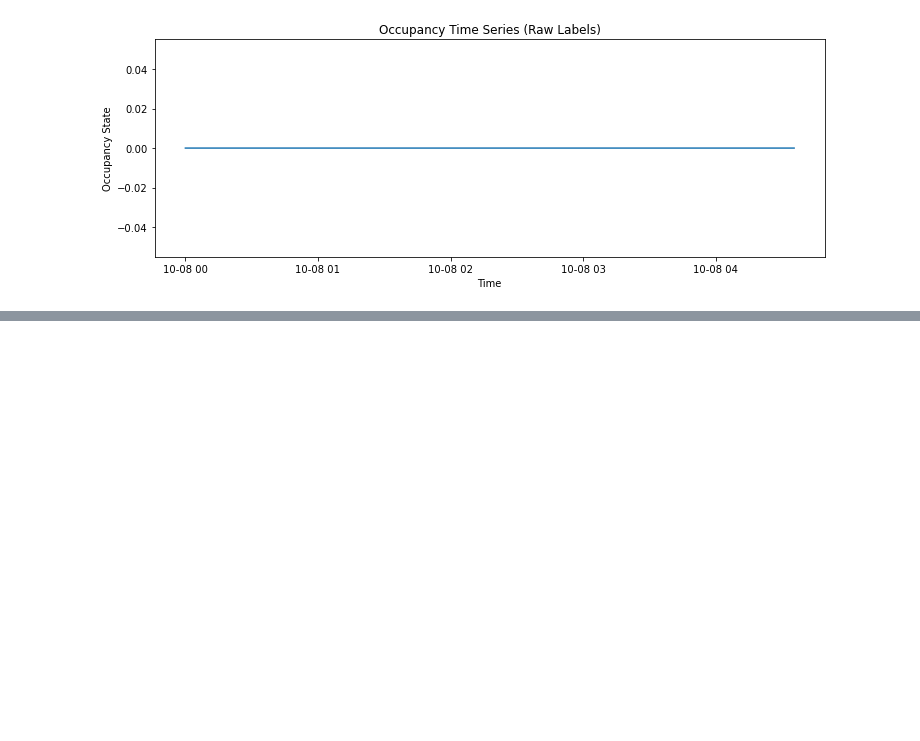
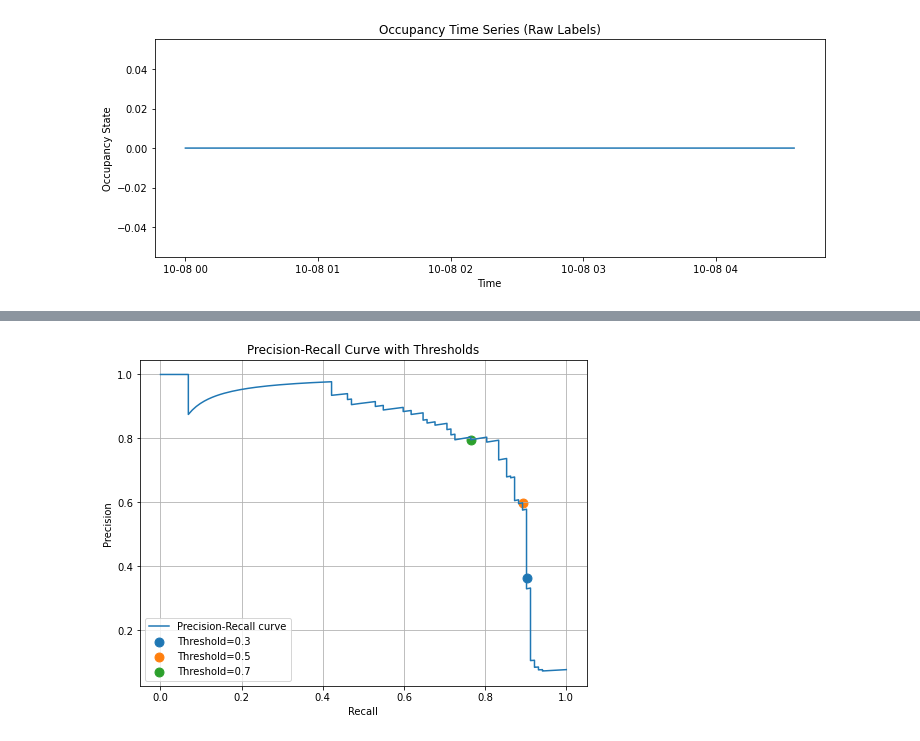
Before and after one commit to Grace-5507/Office-Occupancy-Prediction, a Jupyter notebook: PIRvision_FoG_presence_detection.ipynb, the cells around one changed output, grey strips where cells are left out. Drawn from its saved outputs; the diff is of its cells as text; code cells hidden in the pictures; blank space fills up the shorter version.

```diff
--- a/PIRvision_FoG_presence_detection.ipynb
+++ b/PIRvision_FoG_presence_detection.ipynb
@@ -1044,0 +1188,20 @@ Naive MAE: 0.0
+# %%
+#Tuning
+
+import numpy as np
+from sklearn.metrics import precision_score, recall_score, f1_score, confusion_matrix
+
+# Predict probabilities instead of hard labels
+y_proba = model.predict_proba(X_test)[:, 1]
+
+# Try different thresholds
+thresholds = [0.3, 0.5, 0.7]
+
+for t in thresholds:
+    y_pred_t = (y_proba >= t).astype(int)
+
+    print(f"\nThreshold = {t}")
+    print("Confusion Matrix:\n", confusion_matrix(y_test, y_pred_t))
+    print("Precision:", precision_score(y_test, y_pred_t))
+    print("Recall:", recall_score(y_test, y_pred_t))
+    print("F1-score:", f1_score(y_test, y_pred_t))
@@ -1044,0 +1238,26 @@ Naive MAE: 0.0
+# %%
+import matplotlib.pyplot as plt
+from sklearn.metrics import precision_recall_curve
+
+# Get precision, recall, thresholds
+precisions, recalls, thresholds = precision_recall_curve(y_test, y_proba)
+
+# Plot the curve
+plt.figure(figsize=(8,6))
+plt.plot(recalls, precisions, label="Precision-Recall curve")
+
+# Mark some key thresholds
+for t in [0.3, 0.5, 0.7]:
+    # Find the closest threshold index
+    idx = (np.abs(thresholds - t)).argmin()
+    plt.scatter(recalls[idx], precisions[idx], marker="o", s=80,
+                label=f"Threshold={t}")
+
+plt.xlabel("Recall")
+plt.ylabel("Precision")
+plt.title("Precision-Recall Curve with Thresholds")
+plt.legend()
+plt.grid(True)
+plt.show()
+# %% [output]
+[figure, added]
```
Also changed, not shown: parts of 76 cells of this notebook.
